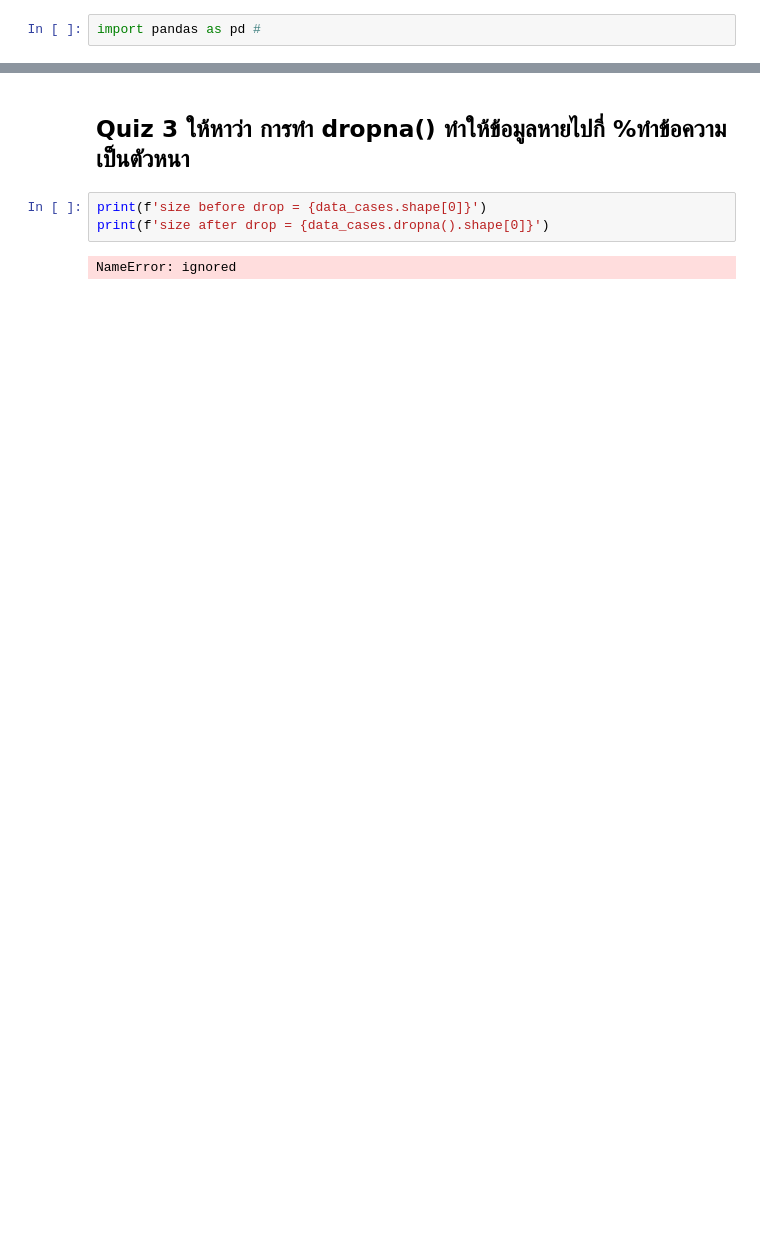
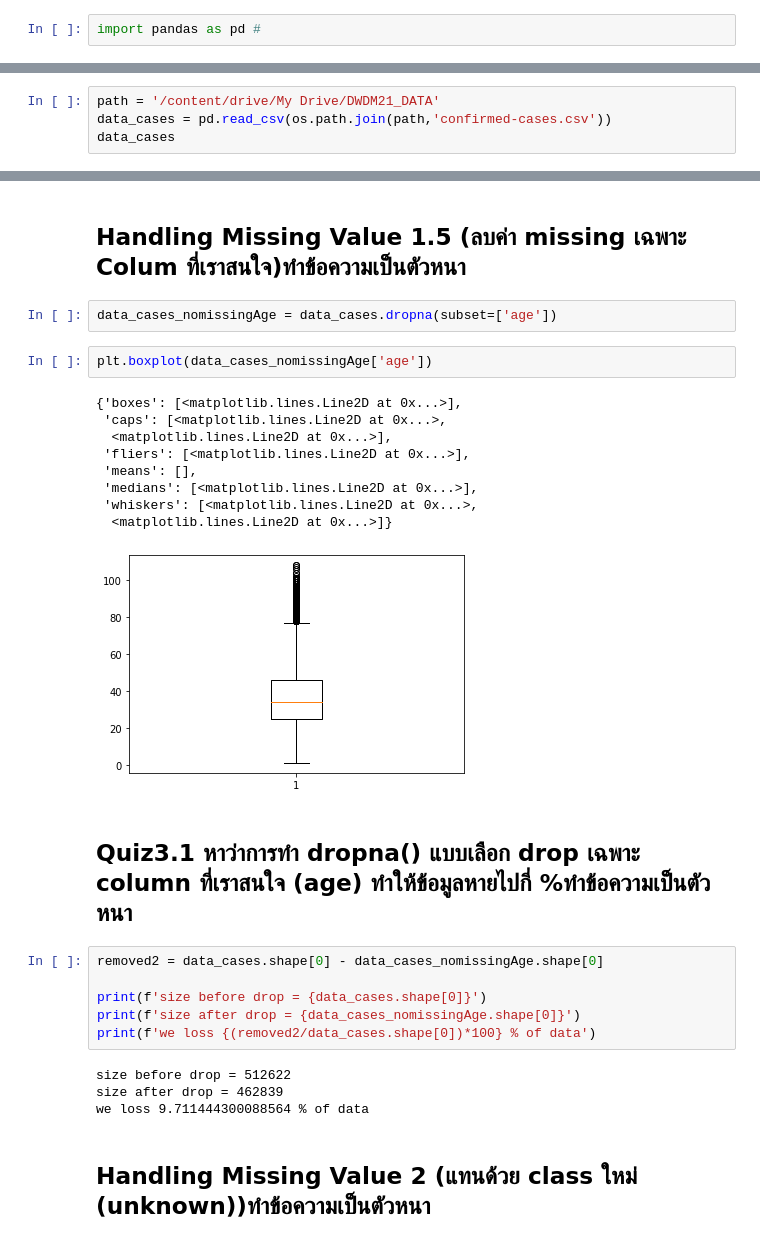
Before and after one commit to chayakonchanlun/DWDM21, a Jupyter notebook: Data_preposcessing_(chepter3).ipynb, the cells around one changed output, grey strips where cells are left out. Saved outputs shown, nothing was run; the diff lists cells and outputs as text; blank space fills up the shorter version.

Commit message:
Handling Missing 1-3

```diff
--- a/Data_preposcessing_(chepter3).ipynb
+++ b/Data_preposcessing_(chepter3).ipynb
@@ -13,0 +12,4 @@ ValueError: ignored
+# %%
+path = '/content/drive/My Drive/DWDM21_DATA'
+data_cases = pd.read_csv(os.path.join(path,'confirmed-cases.csv'))
+data_cases
@@ -14,7 +254,30 @@ ValueError: ignored
+# %% [markdown]
+## Handling Missing Value 1.5 (ลบค่า missing เฉพาะ Colum ที่เราสนใจ)**ทำข้อความเป็นตัวหนา**
+# %%
+data_cases_nomissingAge = data_cases.dropna(subset=['age'])
+# %%
+plt.boxplot(data_cases_nomissingAge['age'])
+# %% [output]
+{'boxes': [<matplotlib.lines.Line2D at 0x...>],
+ 'caps': [<matplotlib.lines.Line2D at 0x...>,
+  <matplotlib.lines.Line2D at 0x...>],
+ 'fliers': [<matplotlib.lines.Line2D at 0x...>],
+ 'means': [],
+ 'medians': [<matplotlib.lines.Line2D at 0x...>],
+ 'whiskers': [<matplotlib.lines.Line2D at 0x...>,
+  <matplotlib.lines.Line2D at 0x...>]}
+[figure, added]
 # %% [markdown]
-## Quiz 3 ให้หาว่า การทำ dropna() ทำให้ข้อมูลหายไปกี่ %**ทำข้อความเป็นตัวหนา**
+## Quiz3.1 หาว่าการทำ dropna() แบบเลือก drop เฉพาะ column ที่เราสนใจ (age) ทำให้ข้อมูลหายไปกี่ %**ทำข้อความเป็นตัวหนา**
 # %%
+removed2 = data_cases.shape[0] - data_cases_nomissingAge.shape[0]
+
 print(f'size before drop = {data_cases.shape[0]}')
-print(f'size after drop = {data_cases.dropna().shape[0]}')
+print(f'size after drop = {data_cases_nomissingAge.shape[0]}')
+print(f'we loss {(removed2/data_cases.shape[0])*100} % of data')
 # %% [output]
-NameError: ignored
+size before drop = 512622
+size after drop = 462839
+we loss 9.711444300088564 % of data
+# %% [markdown]
+## Handling Missing Value 2 (แทนด้วย class ใหม่ (unknown))**ทำข้อความเป็นตัวหนา**
```
Also changed, not shown: parts of 36 cells of this notebook.
